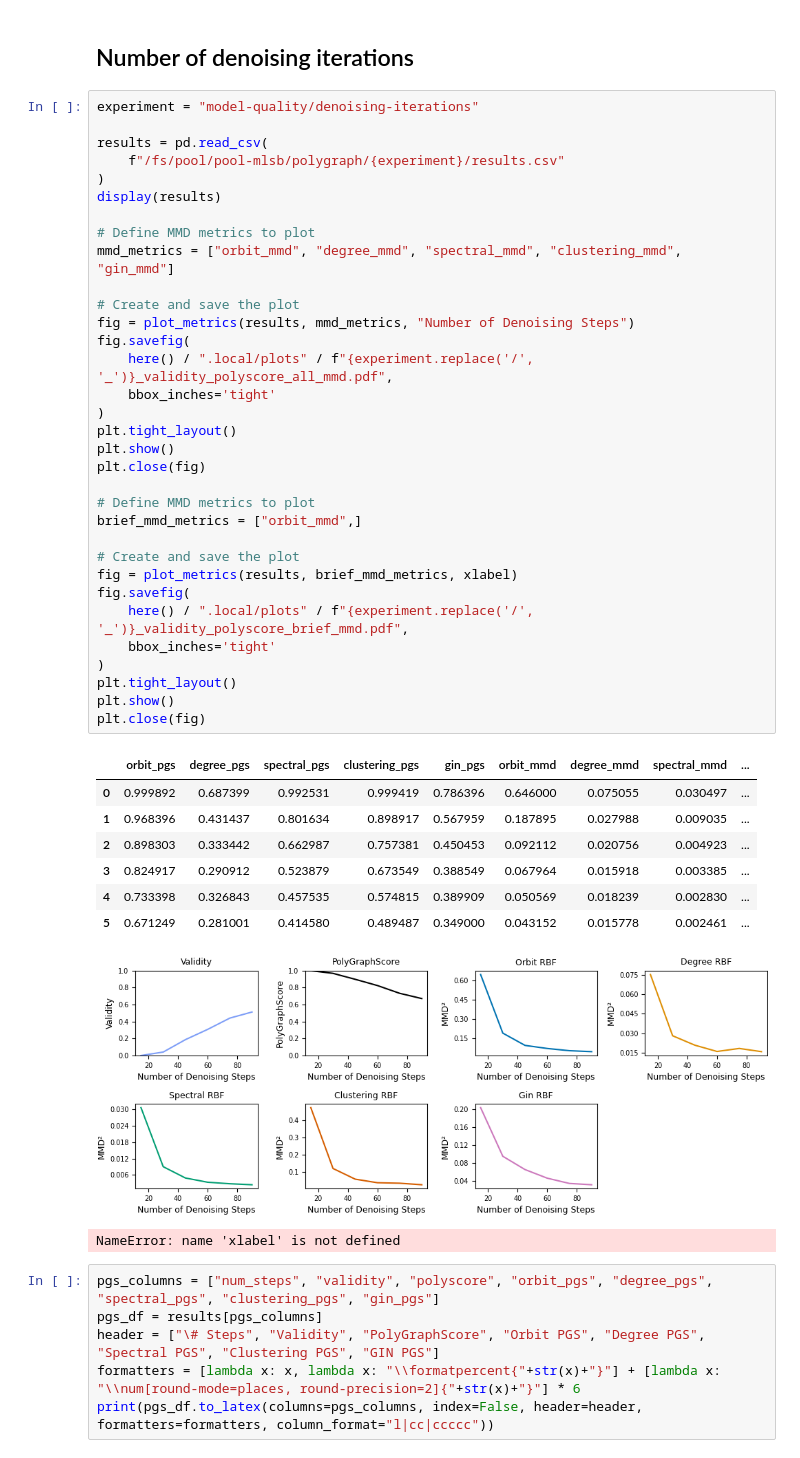
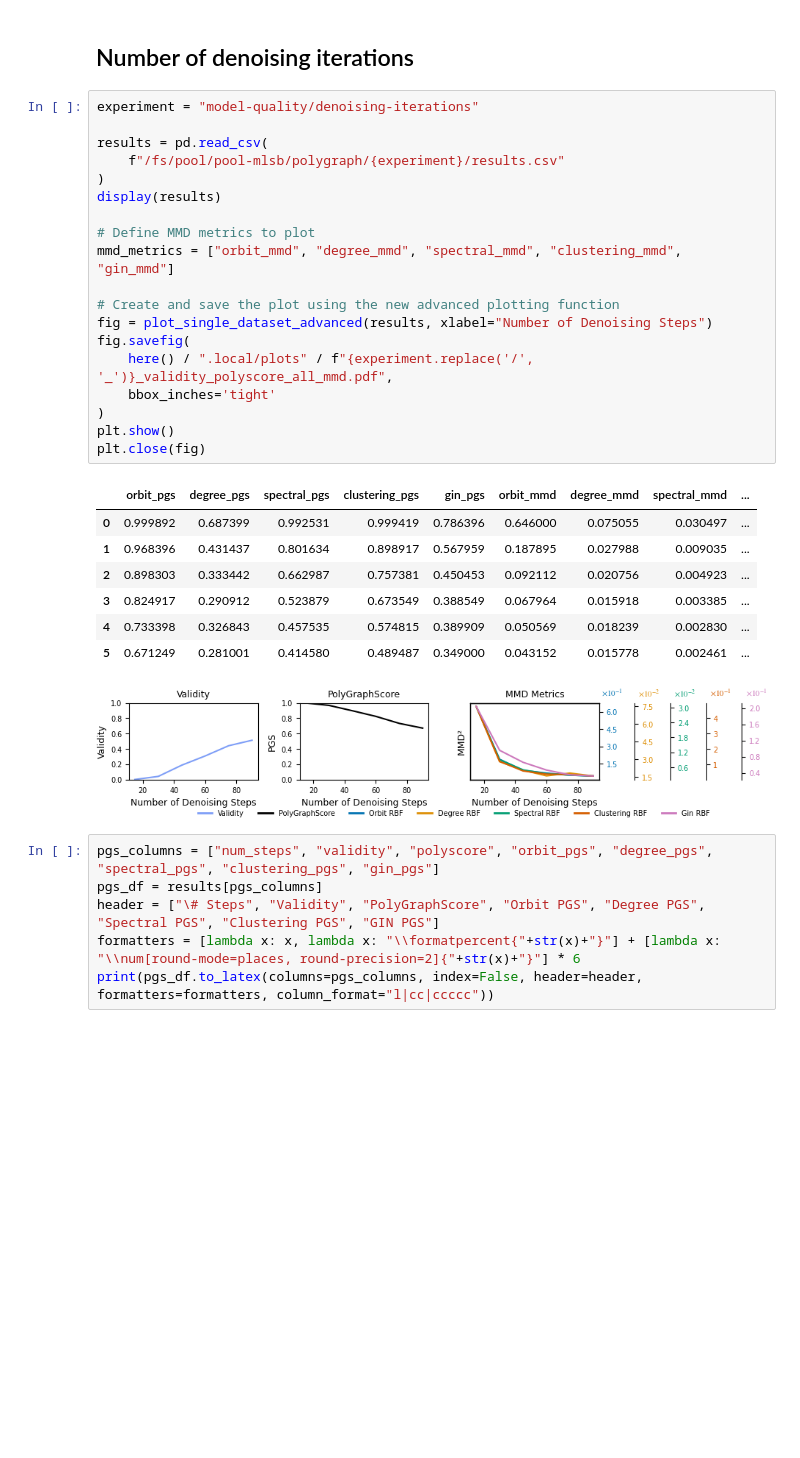
Before and after one commit to BorgwardtLab/polygraph-benchmark, a Jupyter notebook: experiments/model-quality/analysis.ipynb, the cells around one changed output. Drawn from its saved outputs; the diff is of its cells as text; blank space fills up the shorter version.

```diff
--- a/experiments/model-quality/analysis.ipynb
+++ b/experiments/model-quality/analysis.ipynb
@@ -115,46 +234,31 @@ torch.manual_seed(42)
 # %%
 experiment = "model-quality/denoising-iterations"
 
 results = pd.read_csv(
     f"/fs/pool/pool-mlsb/polygraph/{experiment}/results.csv"
 )
 display(results)
 
 # Define MMD metrics to plot
 mmd_metrics = ["orbit_mmd", "degree_mmd", "spectral_mmd", "clustering_mmd", "gin_mmd"]
 
-# Create and save the plot
-fig = plot_metrics(results, mmd_metrics, "Number of Denoising Steps")
+# Create and save the plot using the new advanced plotting function
+fig = plot_single_dataset_advanced(results, xlabel="Number of Denoising Steps")
 fig.savefig(
     here() / ".local/plots" / f"{experiment.replace('/', '_')}_validity_polyscore_all_mmd.pdf",
     bbox_inches='tight'
 )
-plt.tight_layout()
 plt.show()
 plt.close(fig)
-
-# Define MMD metrics to plot
-brief_mmd_metrics = ["orbit_mmd",]
-
-# Create and save the plot
-fig = plot_metrics(results, brief_mmd_metrics, xlabel)
-fig.savefig(
-    here() / ".local/plots" / f"{experiment.replace('/', '_')}_validity_polyscore_brief_mmd.pdf",
-    bbox_inches='tight'
-)
-plt.tight_layout()
-plt.show()
-plt.close(fig)
 # %% [output]
 |  | orbit_pgs | degree_pgs | spectral_pgs | clustering_pgs | gin_pgs | orbit_mmd | degree_mmd | spectral_mmd | ... |
 | 0 | 0.999892 | 0.687399 | 0.992531 | 0.999419 | 0.786396 | 0.646000 | 0.075055 | 0.030497 | ... |
 | 1 | 0.968396 | 0.431437 | 0.801634 | 0.898917 | 0.567959 | 0.187895 | 0.027988 | 0.009035 | ... |
 | 2 | 0.898303 | 0.333442 | 0.662987 | 0.757381 | 0.450453 | 0.092112 | 0.020756 | 0.004923 | ... |
 | 3 | 0.824917 | 0.290912 | 0.523879 | 0.673549 | 0.388549 | 0.067964 | 0.015918 | 0.003385 | ... |
 | 4 | 0.733398 | 0.326843 | 0.457535 | 0.574815 | 0.389909 | 0.050569 | 0.018239 | 0.002830 | ... |
 | 5 | 0.671249 | 0.281001 | 0.414580 | 0.489487 | 0.349000 | 0.043152 | 0.015778 | 0.002461 | ... |
-[figure, old version]
+[figure, new version]
-NameError: name 'xlabel' is not defined
 # %%
 pgs_columns = ["num_steps", "validity", "polyscore", "orbit_pgs", "degree_pgs", "spectral_pgs", "clustering_pgs", "gin_pgs"]
 pgs_df = results[pgs_columns]
```
Also changed, not shown: parts of 4 cells of this notebook.
